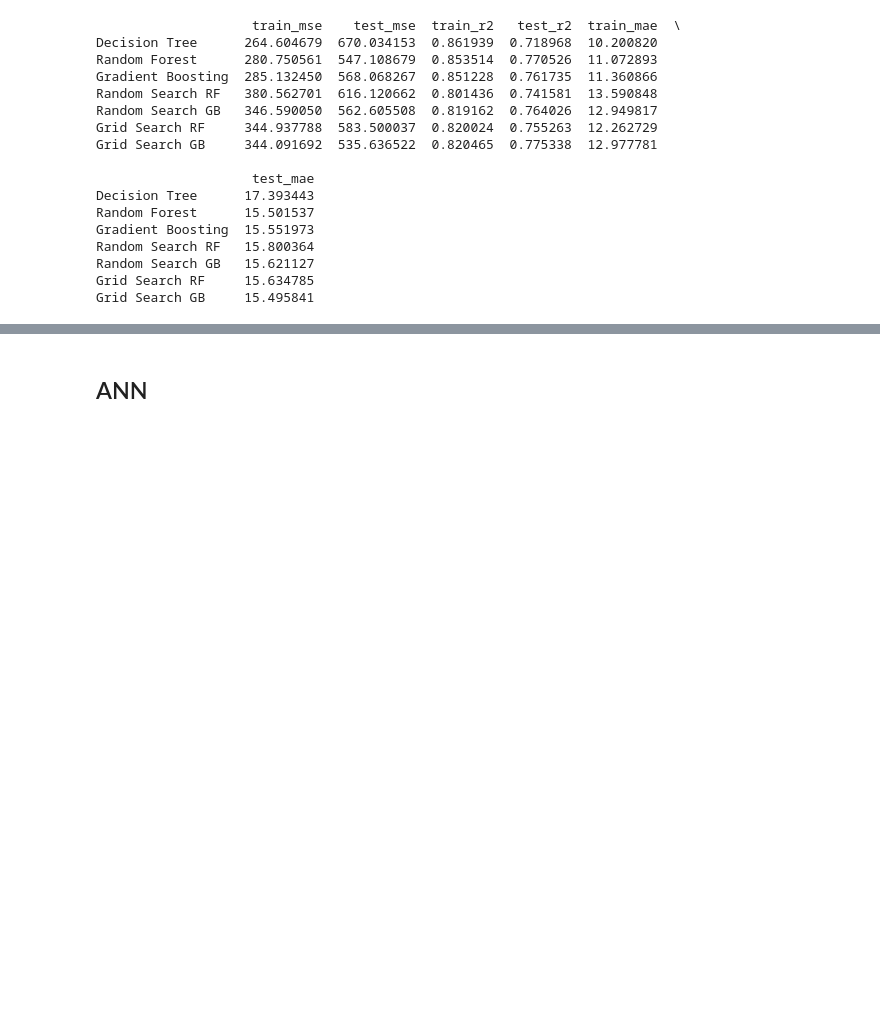
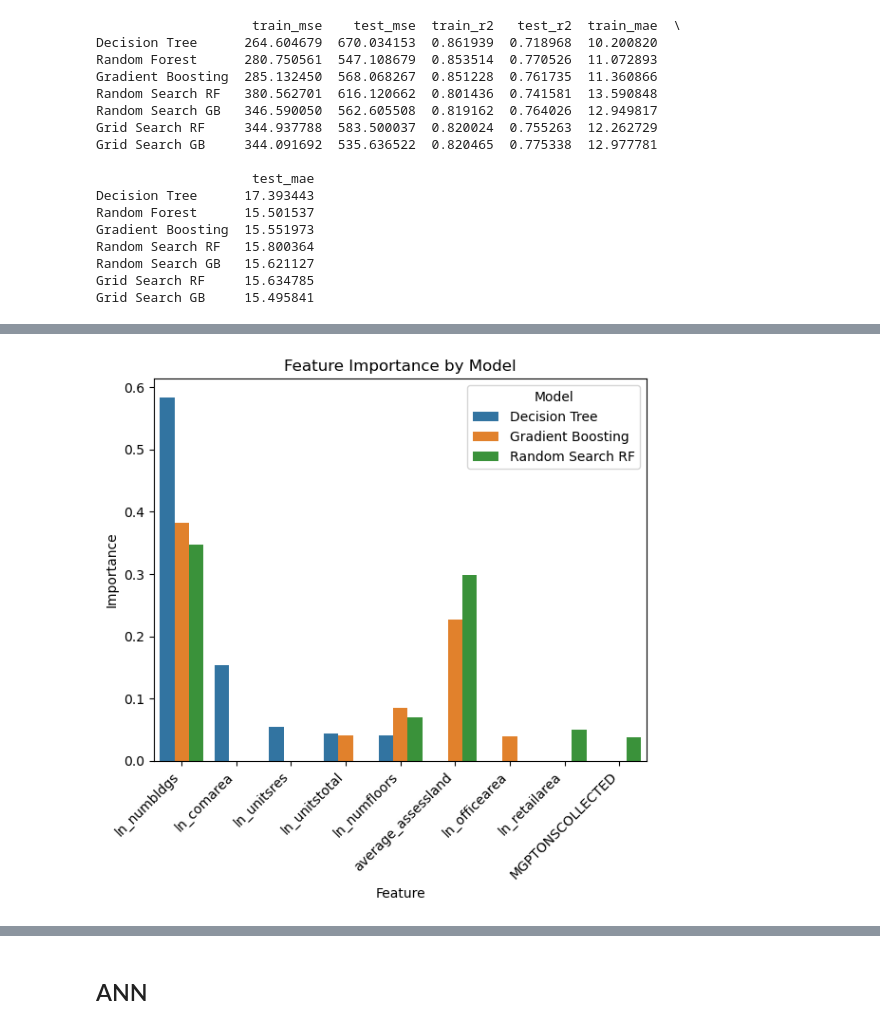
Before and after one commit to Ssuche/CUSP7033project, a Jupyter notebook: Decision_Tree_Random_Forests.ipynb, the cells around one changed output, grey strips where cells are left out. Cells and saved outputs as stored; diff of their text form; code cells hidden in the pictures; blank space fills up the shorter version.

```diff
--- a/Decision_Tree_Random_Forests.ipynb
+++ b/Decision_Tree_Random_Forests.ipynb
@@ -902,0 +1025,7 @@ ln_unitstotal    0.041330
+# %%
+# Group by Model and set the index to Feature, then drop the Model column
+grouped = significant_features_df.groupby("Model").apply(lambda x: x.set_index("Feature").drop(columns=["Model"]))
+
+
+# Print the grouped DataFrame
+grouped
@@ -918,0 +1105,9 @@ plt.show()
+# %%
+models_to_include = ["Decision Tree", "Gradient Boosting", "Random Search RF"]
+filtered_df = significant_features_df[significant_features_df["Model"].isin(models_to_include)]
+filtered_df = filtered_df.groupby("Model").apply(
+    lambda x: x.reset_index(drop=True).set_index("Feature").drop(columns=["Model"])
+)
+grouped
+# Display the filtered DataFrame
+filtered_df
@@ -918,0 +1132,10 @@ plt.show()
+# %%
+# Plotting
+plt.figure(figsize=(6, 6))
+sns.barplot(x="Feature", y="Importance", hue="Model", data=filtered_df)
+plt.xticks(rotation=45, ha='right')
+plt.title("Feature Importance by Model")
+plt.tight_layout()
+plt.show()
+# %% [output]
+[figure, added]
```
Also changed, not shown: parts of 22 cells of this notebook.
